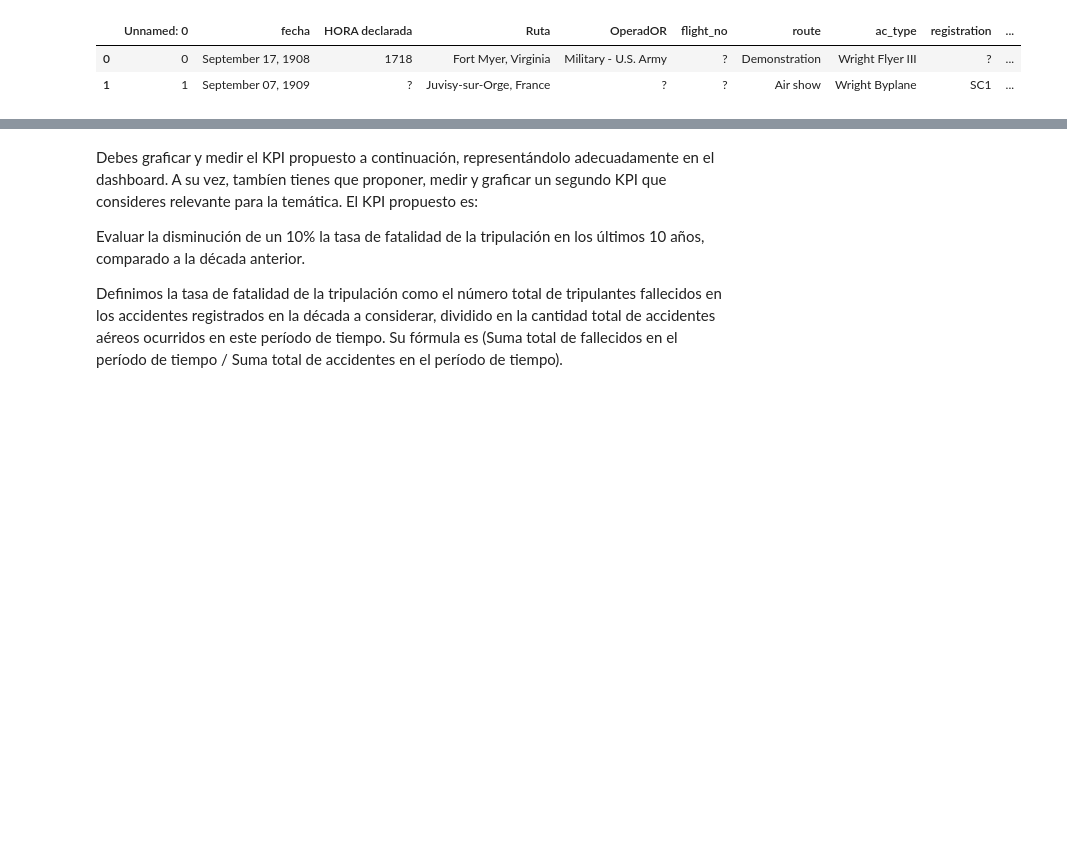
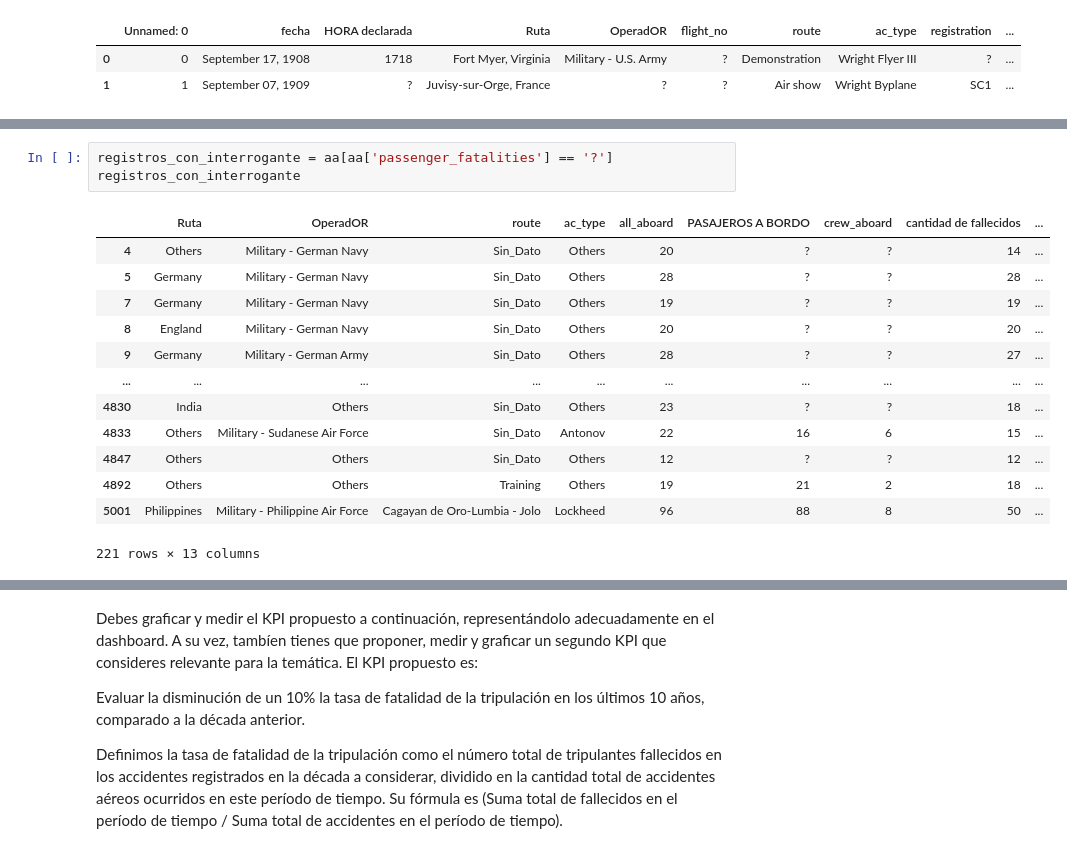
Before and after one commit to willflorez/accidentesAereos, a Jupyter notebook: EDA.ipynb, the cells around one changed output, grey strips where cells are left out. Cells and saved outputs as stored; diff of their text form; blank space fills up the shorter version.

```diff
--- a/EDA.ipynb
+++ b/EDA.ipynb
@@ -13,0 +850,17 @@ aa.head(2)
+# %%
+registros_con_interrogante = aa[aa['passenger_fatalities'] == '?']
+registros_con_interrogante
+# %% [output]
+|  | Ruta | OperadOR | route | ac_type | all_aboard | PASAJEROS A BORDO | crew_aboard | cantidad de fallecidos | ... |
+| 4 | Others | Military - German Navy | Sin_Dato | Others | 20 | ? | ? | 14 | ... |
+| 5 | Germany | Military - German Navy | Sin_Dato | Others | 28 | ? | ? | 28 | ... |
+| 7 | Germany | Military - German Navy | Sin_Dato | Others | 19 | ? | ? | 19 | ... |
+| 8 | England | Military - German Navy | Sin_Dato | Others | 20 | ? | ? | 20 | ... |
+| 9 | Germany | Military - German Army | Sin_Dato | Others | 28 | ? | ? | 27 | ... |
+| ... | ... | ... | ... | ... | ... | ... | ... | ... | ... |
+| 4830 | India | Others | Sin_Dato | Others | 23 | ? | ? | 18 | ... |
+| 4833 | Others | Military - Sudanese Air Force | Sin_Dato | Antonov | 22 | 16 | 6 | 15 | ... |
+| 4847 | Others | Others | Sin_Dato | Others | 12 | ? | ? | 12 | ... |
+| 4892 | Others | Others | Training | Others | 19 | 21 | 2 | 18 | ... |
+| 5001 | Philippines | Military - Philippine Air Force | Cagayan de Oro-Lumbia - Jolo | Lockheed | 96 | 88 | 8 | 50 | ... |
+221 rows × 13 columns
```
Also changed, not shown: parts of 111 cells of this notebook, 1 other file.
